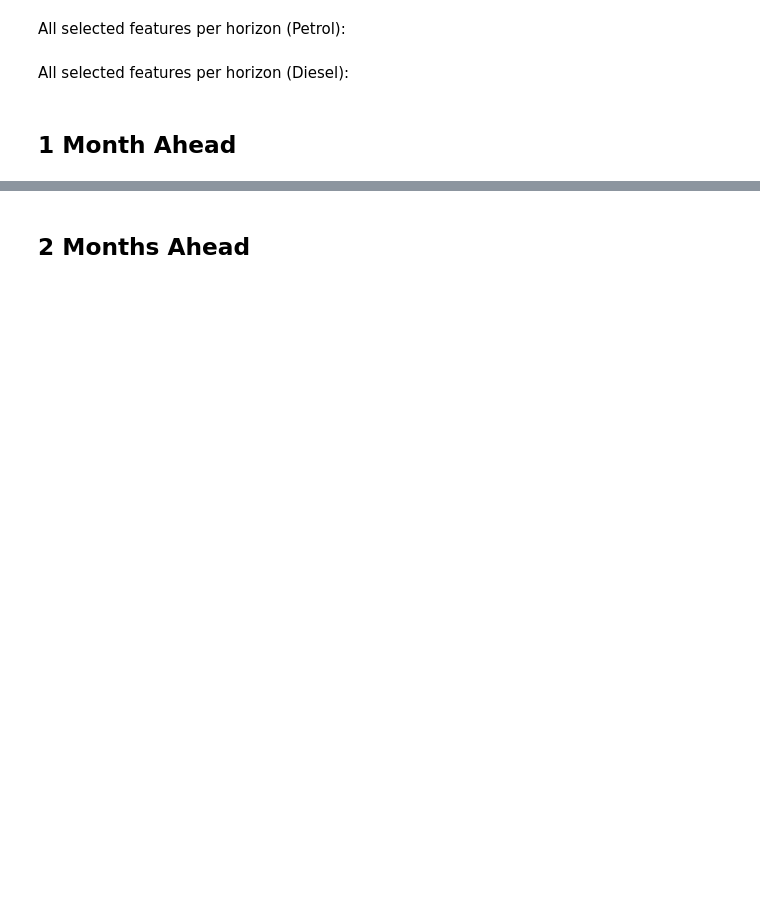
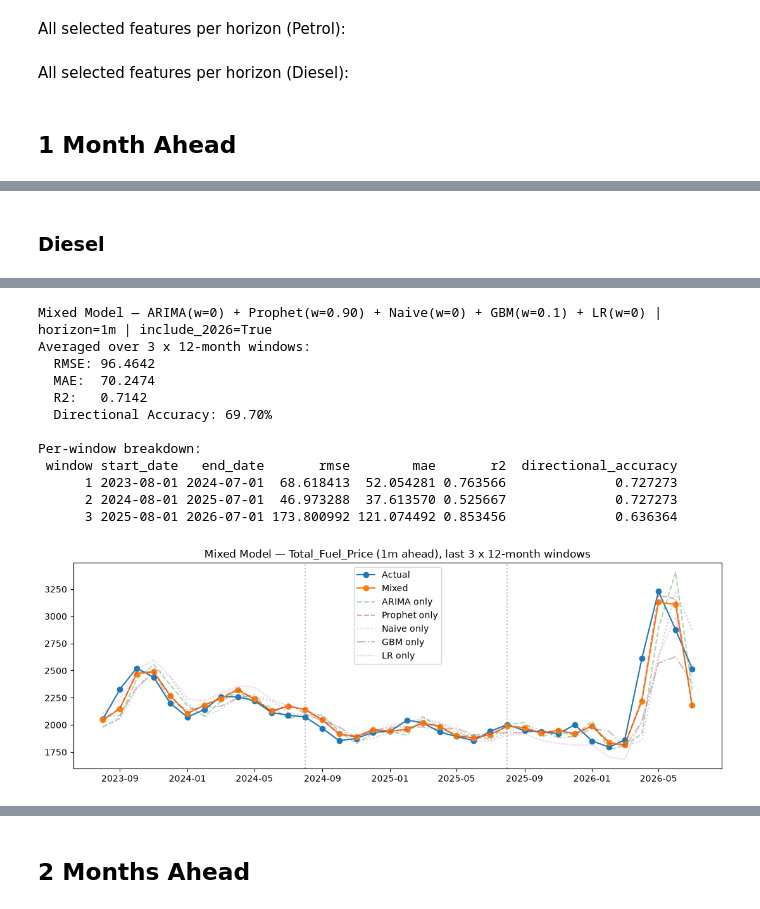
Before and after one commit to Trist4/fools-optimum, a Jupyter notebook: notebooks/mixed_model.ipynb, the cells around one changed output, grey strips where cells are left out. Saved outputs shown, nothing was run; the diff lists cells and outputs as text; code cells hidden in the pictures; blank space fills up the shorter version.

```diff
--- a/notebooks/mixed_model.ipynb
+++ b/notebooks/mixed_model.ipynb
@@ -239,0 +429,5 @@ R2:   0.7805
+# %% [markdown]
+### Diesel
+# %%
+results = run_mixed_model(deisel_df, features_1M_diesel, features_1M_lr, ARIMA_WEIGHT=0, NAIVE_WEIGHT=0, GBM_WEIGHT=0.1, LR_WEIGHT=0)
+# %% [output]
@@ -239,0 +451,13 @@ R2:   0.7805
+Mixed Model — ARIMA(w=0) + Prophet(w=0.90) + Naive(w=0) + GBM(w=0.1) + LR(w=0) | horizon=1m | include_2026=True
+Averaged over 3 x 12-month windows:
+  RMSE: 96.4642
+  MAE:  70.2474
+  R2:   0.7142
+  Directional Accuracy: 69.70%
+
+Per-window breakdown:
+ window start_date   end_date       rmse        mae       r2  directional_accuracy
+      1 2023-08-01 2024-07-01  68.618413  52.054281 0.763566              0.727273
+      2 2024-08-01 2025-07-01  46.973288  37.613570 0.525667              0.727273
+      3 2025-08-01 2026-07-01 173.800992 121.074492 0.853456              0.636364
+[figure, added]
```
Also changed, not shown: parts of 39 cells of this notebook.
